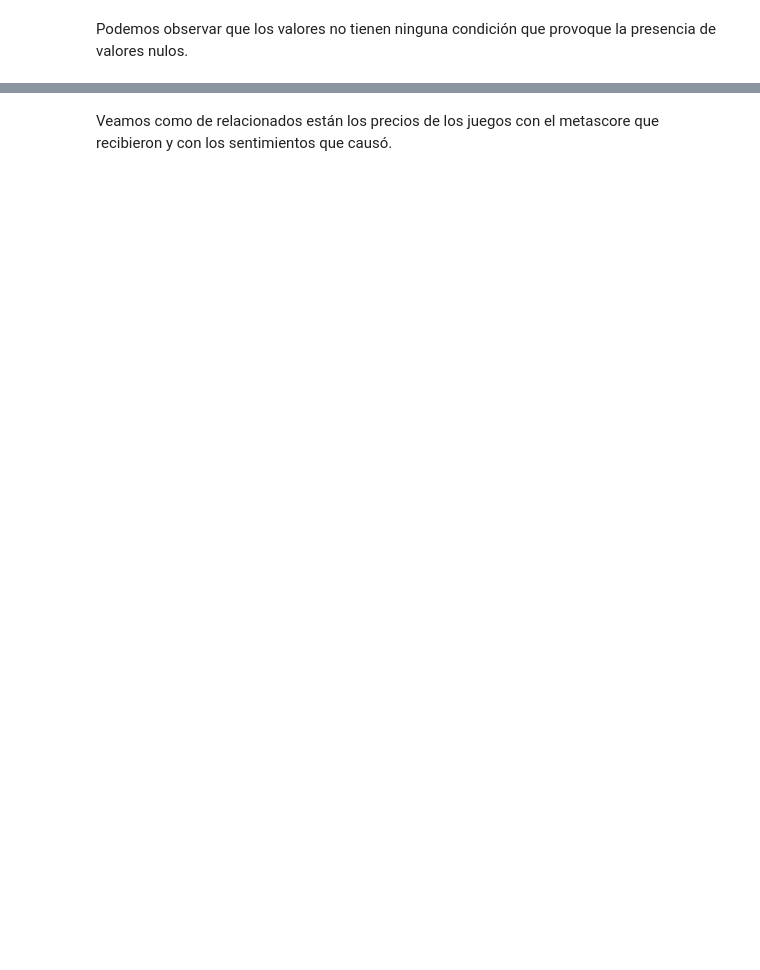
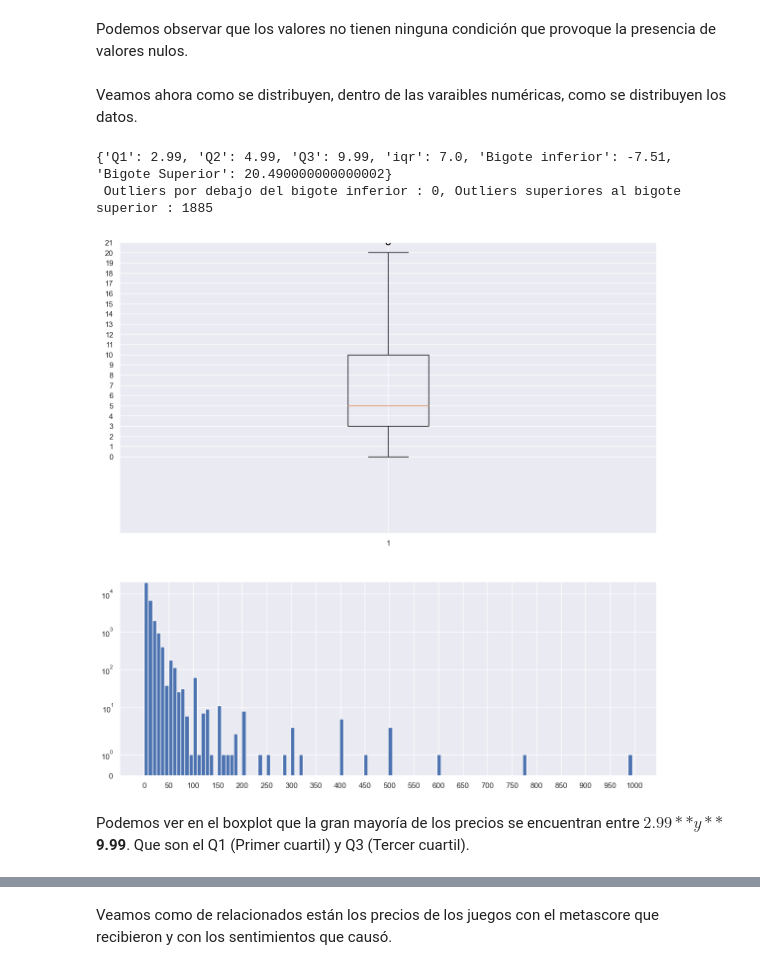
Before and after one commit to Mariagustin-Prg/PI-x-games-steam, a Jupyter notebook: 2-EDA.ipynb, the cells around one changed output, grey strips where cells are left out. Cells and saved outputs as stored; diff of their text form; code cells hidden in the pictures; blank space fills up the shorter version.

```diff
--- a/2-EDA.ipynb
+++ b/2-EDA.ipynb
@@ -78,2 +89,64 @@ sns.heatmap(df.isnull().astype(int).T, cmap= 'viridis', cbar= False)
 # %% [markdown]
 Podemos observar que los valores no tienen ninguna condición que provoque la presencia de valores nulos.
+# %% [markdown]
+Veamos ahora como se distribuyen, dentro de las varaibles numéricas, como se distribuyen los datos.
+# %%
+# Declaramos la variable que contega los precios, sin nulos.
+_df = df['price'].dropna(axis= 0)
+# Obtenemos la mediana
+q2 = np.median(_df)
+# El primer cuartil
+q1 = np.percentile(_df, 25)
+# El tercer cuartil
+q3 = np.percentile(_df, 75)
+# El rango intercuartil
+iqr = q3 - q1
+# El bigote inferior
+lim_big_inf = q1 - (1.5 * iqr)
+# El bigote superior
+lim_big_sup = q3 + (1.5 * iqr)
+# Los valores menores al bigote inferior
+outliers_inf = lim_big_inf > _df
+# Los valores mayores al bigote superior
+outliers_sup = _df > lim_big_sup
+# Imprimimos por pantalla el diccionario con los valores de cada
+# parte de nuestro boxplot
+print({
+    "Q1" : q1,
+    "Q2" : q2,
+    "Q3" : q3,
+    'iqr' : iqr,
+    'Bigote inferior' : lim_big_inf,
+    'Bigote Superior' : lim_big_sup
+})
+#  Imprimimos también las cantidades de valores que están por fuera de nuestro diagrama de caja
+print(f' Outliers por debajo del bigote inferior : {outliers_inf.sum()}, Outliers superiores al bigote superior : {outliers_sup.sum()}')
+
+# Instanciamos la forma de nuestros gráficos, con una columna y dos filas,
+# con un tamaño de (14,14) y una dimensión entre gráficos de tres (para el primer gráfico) a dos (para el segundo)
+fig, ax = plt.subplots(2, 1, figsize = (14,14), gridspec_kw= {'height_ratios':[3,2]})
+
+# Configuramos el primer gráfico
+# Definimos el diagrama de caja
+ax[0].boxplot(_df)
+# Ajustamos los límites a los valores de los bigotes de la caja
+ax[0].set_ylim(lim_big_inf, lim_big_sup)
+# Agregamos más referencias al eje y
+ax[0].set_yticks(np.linspace(0, 21, 22))
+
+#Configuramos el segundo gráfico
+# Definimos los datos del histograma
+ax[1].hist(list(_df), bins= 120)
+# Mejoramos las referencias del eje x
+ax[1].set_xticks(np.linspace(0,1000,21))
+# Ajustamos la escala del eje y para visualizar mejor la diferencia en el histograma
+ax[1].set_yscale('symlog')
+
+# Mostramos el gráfico
+plt.show()
+# %% [output]
+{'Q1': 2.99, 'Q2': 4.99, 'Q3': 9.99, 'iqr': 7.0, 'Bigote inferior': -7.51, 'Bigote Superior': 20.490000000000002}
+ Outliers por debajo del bigote inferior : 0, Outliers superiores al bigote superior : 1885
+[figure, added]
+# %% [markdown]
+Podemos ver en el boxplot que la gran mayoría de los precios se encuentran entre **$2.99** y **$9.99**. Que son el Q1 (Primer cuartil) y Q3 (Tercer cuartil).
```
Also changed, not shown: parts of 36 cells of this notebook, 5 other files.
